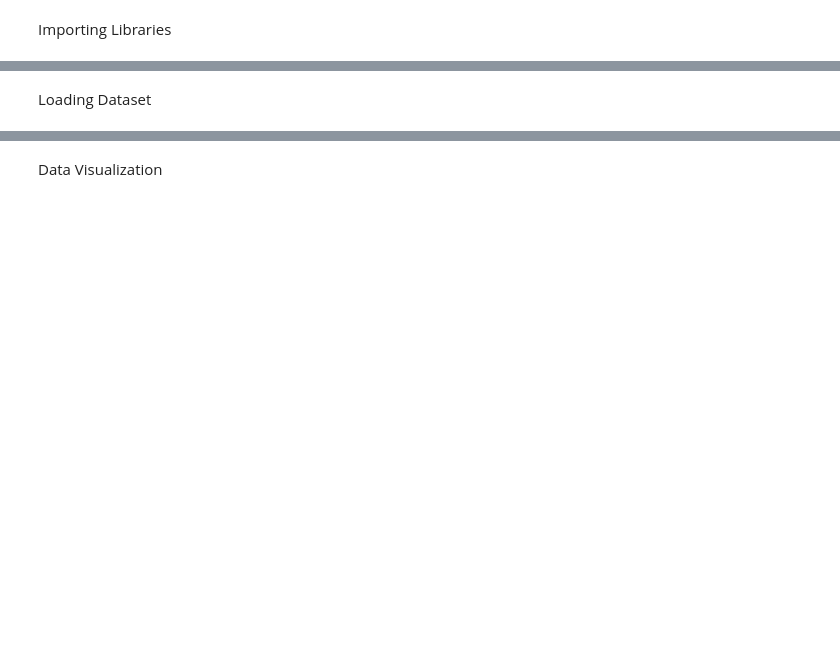
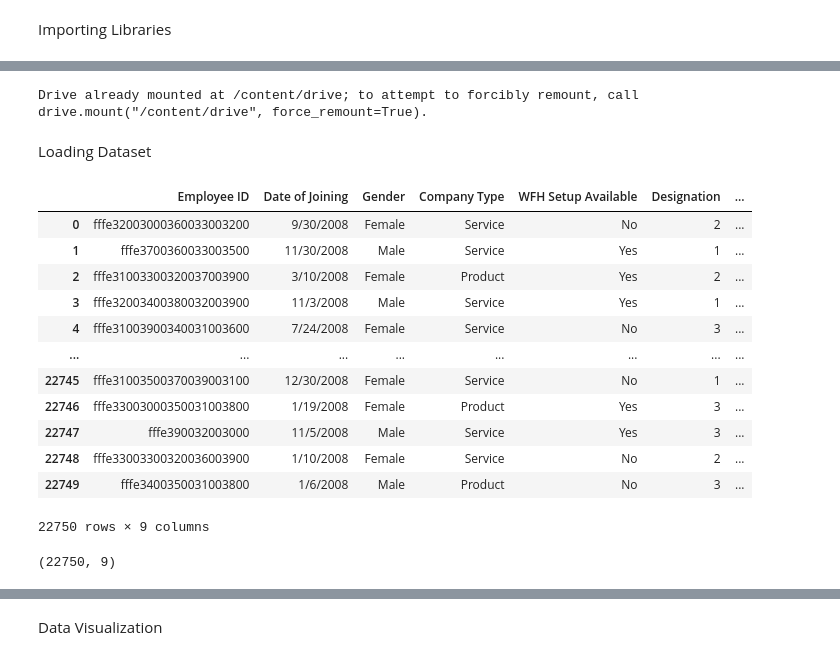
Before and after one commit to Charvik143/Employees-Burnout-Analysis-and-Prediction, a Jupyter notebook: TOMPALA_MOUNIKA_Employees_Burnout_Analaysis_and_Prediction.ipynb, the cells around one changed output, grey strips where cells are left out. Cells and saved outputs as stored; diff of their text form; code cells hidden in the pictures; blank space fills up the shorter version.

```diff
--- a/TOMPALA_MOUNIKA_Employees_Burnout_Analaysis_and_Prediction.ipynb
+++ b/TOMPALA_MOUNIKA_Employees_Burnout_Analaysis_and_Prediction.ipynb
@@ -16,15 +19,36 @@ drive.mount('/content/drive')
+# %%
+from google.colab import drive
+drive.mount('/content/drive')
+# %% [output]
+Drive already mounted at /content/drive; to attempt to forcibly remount, call drive.mount("/content/drive", force_remount=True).
 # %% [markdown]
 Loading Dataset
 # %%
 pd.set_option('display.max_columns',None)
-burnoutDf=pd.read_csv('/content/drive/MyDrive/employee_burnout_analysis.csv')
+burnoutDf=pd.read_csv('/content/drive/MyDrive/data/employee_burnout_analysis.csv')
 burnoutDf
+# %% [output]
+|  | Employee ID | Date of Joining | Gender | Company Type | WFH Setup Available | Designation | ... |
+| 0 | fffe32003000360033003200 | 9/30/2008 | Female | Service | No | 2 | ... |
+| 1 | fffe3700360033003500 | 11/30/2008 | Male | Service | Yes | 1 | ... |
+| 2 | fffe31003300320037003900 | 3/10/2008 | Female | Product | Yes | 2 | ... |
+| 3 | fffe32003400380032003900 | 11/3/2008 | Male | Service | Yes | 1 | ... |
+| 4 | fffe31003900340031003600 | 7/24/2008 | Female | Service | No | 3 | ... |
+| ... | ... | ... | ... | ... | ... | ... | ... |
+| 22745 | fffe31003500370039003100 | 12/30/2008 | Female | Service | No | 1 | ... |
+| 22746 | fffe33003000350031003800 | 1/19/2008 | Female | Product | Yes | 3 | ... |
+| 22747 | fffe390032003000 | 11/5/2008 | Male | Service | Yes | 3 | ... |
+| 22748 | fffe33003300320036003900 | 1/10/2008 | Female | Service | No | 2 | ... |
+| 22749 | fffe3400350031003800 | 1/6/2008 | Male | Product | No | 3 | ... |
+22750 rows × 9 columns
 # %%
 #convert into dateTime dataType
 burnoutDf["Date of Joining"]= pd.to_datetime(burnoutDf["Date of Joining"])
 # %%
 # give the number of rows and columns
 burnoutDf.shape
+# %% [output]
+(22750, 9)
 # %%
 # general information
 burnoutDf.info()
```
Also changed, not shown: parts of 30 cells of this notebook.
